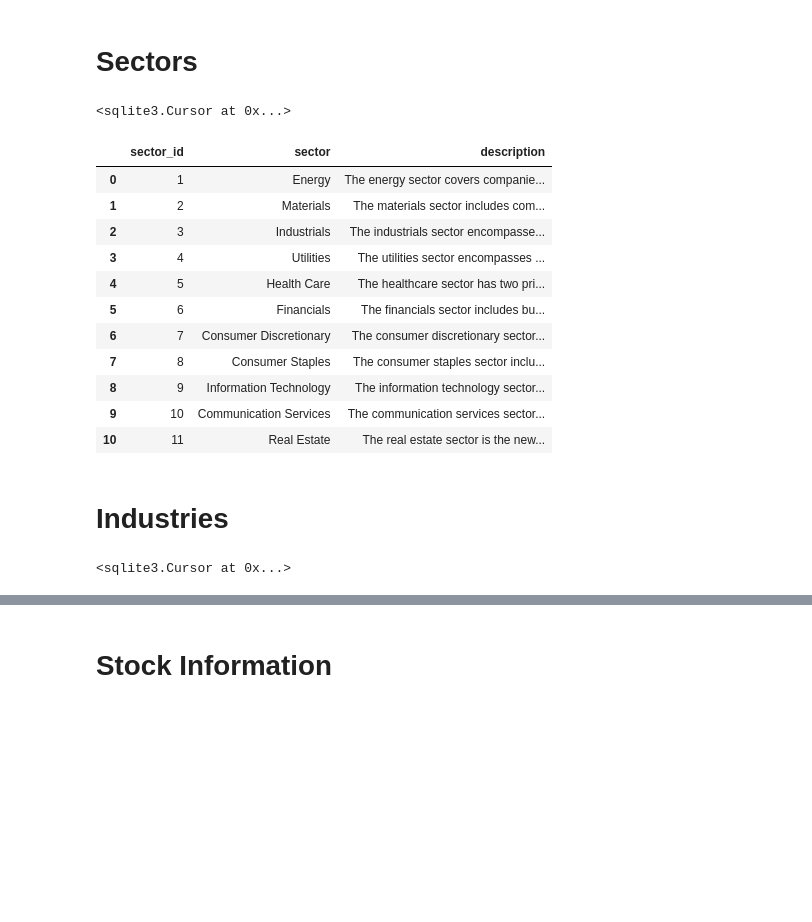
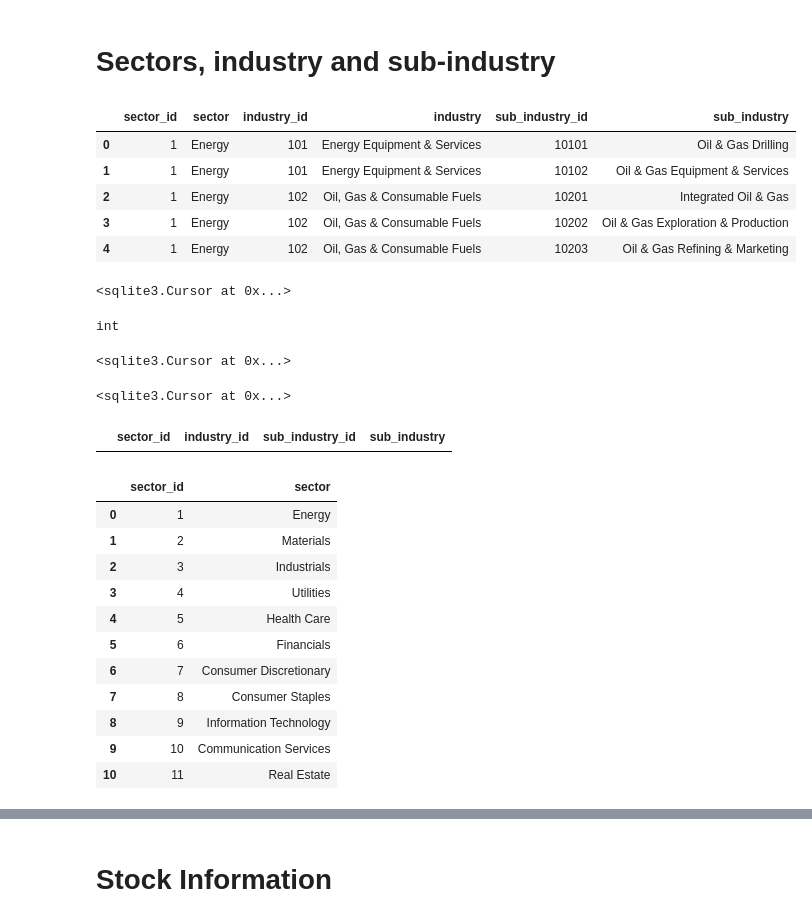
Before and after one commit to nolanspecter/sp500, a Jupyter notebook: sp500_db_populate.ipynb, the cells around one changed output, grey strips where cells are left out. Saved outputs shown, nothing was run; the diff lists cells and outputs as text; code cells hidden in the pictures; blank space fills up the shorter version.

```diff
--- a/sp500_db_populate.ipynb
+++ b/sp500_db_populate.ipynb
@@ -7,5 +7,15 @@ import numpy as np
 conn = sqlite3.connect('sp500_stocks.db')
 cursor = conn.cursor()
 # %% [markdown]
-# Sectors
+# Sectors, industry and sub-industry
+# %%
+mapping = pd.read_csv('gics_mapping.csv')
+mapping.head()
+# %% [output]
+|  | sector_id | sector | industry_id | industry | sub_industry_id | sub_industry |
+| 0 | 1 | Energy | 101 | Energy Equipment & Services | 10101 | Oil & Gas Drilling |
+| 1 | 1 | Energy | 101 | Energy Equipment & Services | 10102 | Oil & Gas Equipment & Services |
+| 2 | 1 | Energy | 102 | Oil, Gas & Consumable Fuels | 10201 | Integrated Oil & Gas |
+| 3 | 1 | Energy | 102 | Oil, Gas & Consumable Fuels | 10202 | Oil & Gas Exploration & Production |
+| 4 | 1 | Energy | 102 | Oil, Gas & Consumable Fuels | 10203 | Oil & Gas Refining & Marketing |
 # %%
@@ -32,24 +33,8 @@ cursor.executemany(insert_sectors, sector_data)
 # %% [output]
 <sqlite3.Cursor at 0x...>
-# %%
-cursor.execute("SELECT * FROM sectors")
-sectors = cursor.fetchall()
-sectors_df = pd.DataFrame(sectors, columns=['sector_id', 'sector', 'description'])
-sectors_df
-# %% [output]
-|  | sector_id | sector | description |
-| 0 | 1 | Energy | The energy sector covers companie... |
-| 1 | 2 | Materials | The materials sector includes com... |
-| 2 | 3 | Industrials | The industrials sector encompasse... |
-| 3 | 4 | Utilities | The utilities sector encompasses ... |
-| 4 | 5 | Health Care | The healthcare sector has two pri... |
-| 5 | 6 | Financials | The financials sector includes bu... |
-| 6 | 7 | Consumer Discretionary | The consumer discretionary sector... |
-| 7 | 8 | Consumer Staples | The consumer staples sector inclu... |
-| 8 | 9 | Information Technology | The information technology sector... |
-| 9 | 10 | Communication Services | The communication services sector... |
-| 10 | 11 | Real Estate | The real estate sector is the new... |
-# %% [markdown]
-# Industries
+# %%
+type(sector_insert_data[0][0])
+# %% [output]
+int
 # %%
 # Populate industries
@@ -134,5 +49,39 @@ cursor.executemany(insert_industry, industry_data)
 # %% [output]
 <sqlite3.Cursor at 0x...>
+# %%
+# Populate sub-industries
+sub_industry_data = mapping[['sector_id', 'industry_id', 'sub_industry_id', 'sub_industry']].drop_duplicates()
+sub_industry_insert_data = []
+for i in range(0, sub_industry_data.shape[0]):
+    sub_industry_insert_data.append((int(sub_industry_data['sector_id'].iloc[i]), int(sub_industry_data['industry_id'].iloc[i]), int(sub_industry_data['sub_industry_id'].iloc[i]), str(sub_industry_data['sub_industry'].iloc[i])))
+insert_sub_industry = """
+INSERT OR IGNORE INTO sub_industries (sector_id, industry_id, sub_industry_id, sub_industry)
+VALUES (?, ?, ?, ?)"""
+cursor.executemany(insert_sub_industry, sub_industry_insert_data)
+# %% [output]
+<sqlite3.Cursor at 0x...>
+# %%
+sub_industry_data.loc[sub_industry_data['sub_industry_id'].duplicated(keep=False),:]
+# %% [output]
+|  | sector_id | industry_id | sub_industry_id | sub_industry |
+# %%
+cursor.execute("SELECT * FROM sectors")
+sectors = cursor.fetchall()
+sectors_df = pd.DataFrame(sectors, columns=['sector_id', 'sector'])
+sectors_df
+# %% [output]
+|  | sector_id | sector |
+| 0 | 1 | Energy |
+| 1 | 2 | Materials |
+| 2 | 3 | Industrials |
+| 3 | 4 | Utilities |
+| 4 | 5 | Health Care |
+| 5 | 6 | Financials |
+| 6 | 7 | Consumer Discretionary |
+| 7 | 8 | Consumer Staples |
+| 8 | 9 | Information Technology |
+| 9 | 10 | Communication Services |
+| 10 | 11 | Real Estate |
 # %%
 cursor.execute("SELECT * FROM industries")
 industries = cursor.fetchall()
```
Also changed, not shown: parts of 7 cells of this notebook, 4 other files.
